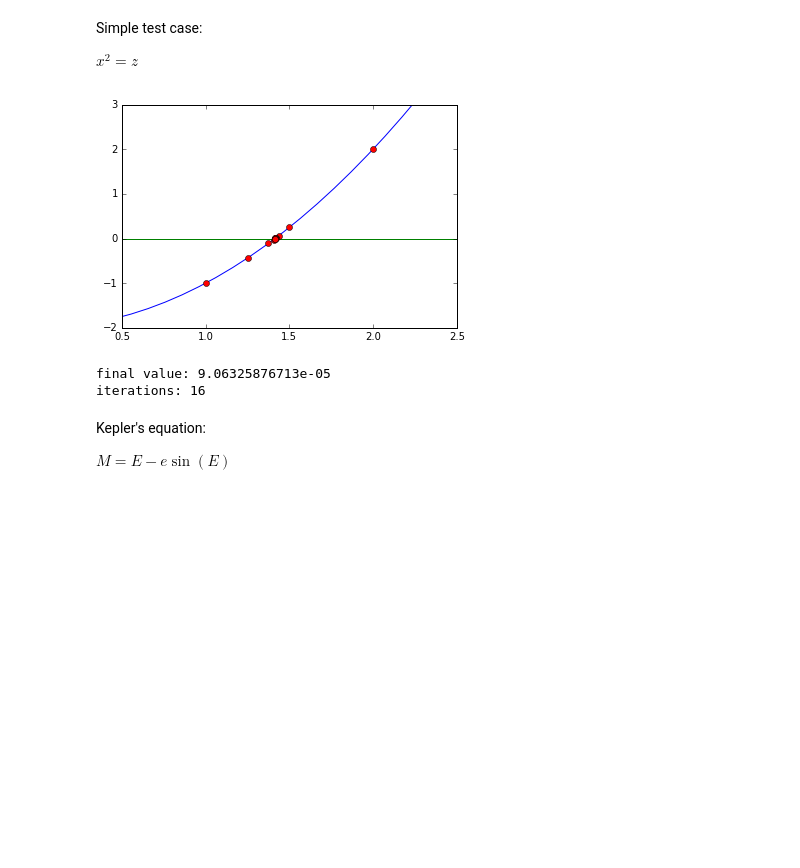
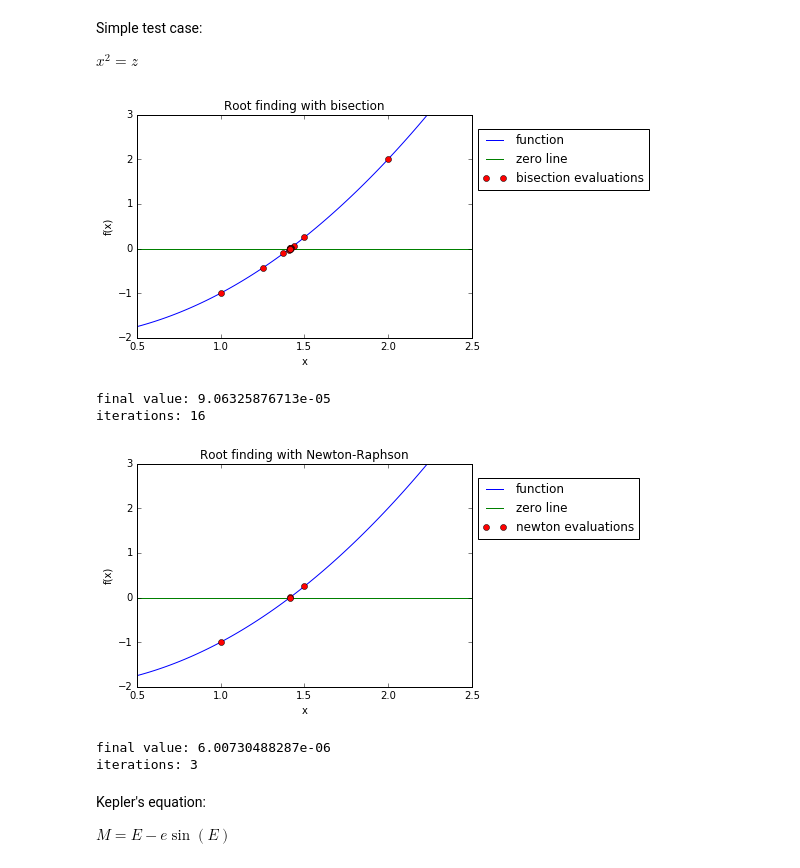
Before and after one commit to spencer501/ASTR427, a Jupyter notebook: HW3/Homework 3.ipynb, the cells around one changed output. Cells and saved outputs as stored; diff of their text form; code cells hidden in the pictures; blank space fills up the shorter version.

Commit message:
Complete root finding via newton for Q1a

```diff
--- a/HW3/Homework 3.ipynb
+++ b/HW3/Homework 3.ipynb
@@ -25,7 +25,7 @@ def bisection(a, b):
 # %%
 # Newton-Raphson method
 
-def newton(x0, f0, df0):
+def newton(x0, fx0, dfx0):
     """
     """
     x = x0 - (fx0/dfx0)
@@ -37,9 +43,5 @@ $x^{2} = z$
 # %%
-# (a) bisection
-
-z = 2
-def f1(x):
-    return x**2 - z
+# (1a) bisection
 
 c_val = []
 fc_val = []
@@ -47,9 +49,9 @@ fc_val = []
 a = -1.
 b = 3.
 
-i = 0
+i1 = 0
 while np.abs(b - a) > 1e-4:
-    i += 1
+    i1 += 1
     c = bisection(a, b)
     fc = f1(c)
 
@@ -65,19 +67,3 @@ while np.abs(b - a) > 1e-4:
 
 c_val = np.array(c_val)
 fc_val = np.array(fc_val)
-
-x = np.linspace(-5, 5, 100)
-
-plt.xlim(.5, 2.5)
-plt.ylim(-2, 3)
-plt.plot(x, f1(x))
-plt.plot(x, [0]*x)
-plt.plot(c_val, fc_val, marker='o', linestyle='none')
-plt.show()
-
-print "final value:", fc_val[-1]
-print "iterations:", i
-# %% [output]
-[figure, removed]
-final value: 9.06325876713e-05
-iterations: 16
@@ -86,3 +99,50 @@ iterations: 16
+# %%
+# (1a) plotting
+
+x = np.linspace(.5, 2.5, 100)
+
+# plot of bisection method
+plt.figure(1)
+plt.xlim(.5, 2.5)
+plt.ylim(-2, 3)
+plt.plot(x, f1(x), label='function')
+plt.plot(x, [0]*x, label='zero line')
+plt.plot(c_val, fc_val, marker='o', linestyle='none', label='bisection evaluations')
+
+plt.title('Root finding with bisection')
+plt.xlabel('x')
+plt.ylabel('f(x)')
+plt.legend(loc='center left', bbox_to_anchor=(1, 0.8))
+plt.show()
+
+print "final value:", fc_val[-1]
+print "iterations:", i1
+print '\n'
+
+
+# plot of newton method
+plt.figure(2)
+plt.xlim(.5, 2.5)
+plt.ylim(-2, 3)
+plt.plot(x, f1(x), label='function')
+plt.plot(x, [0]*x, label='zero line')
+plt.plot(x_val, fx_val, marker='o', linestyle='none', label='newton evaluations')
+
+plt.title('Root finding with Newton-Raphson')
+plt.xlabel('x')
+plt.ylabel('f(x)')
+plt.legend(loc='center left', bbox_to_anchor=(1, .8))
+plt.show()
+
+print "final value:", fx_val[-1]
+print "iterations:", i2
+# %% [output]
+[figure, added]
+final value: 9.06325876713e-05
+iterations: 16
+[figure, added]
+final value: 6.00730488287e-06
+iterations: 3
 # %% [markdown]
 Kepler's equation:
 
```
Also changed, not shown: parts of 5 cells of this notebook.
